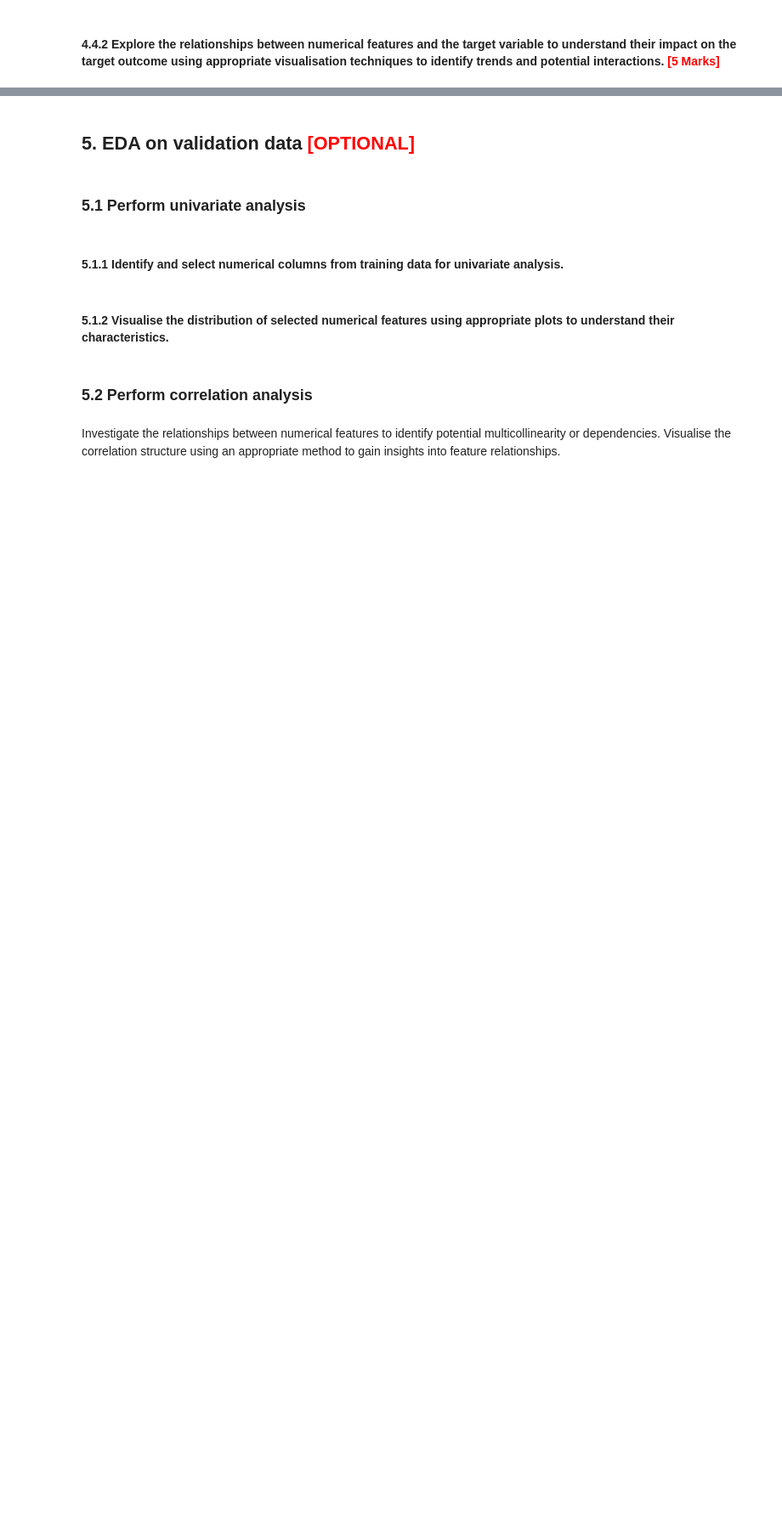
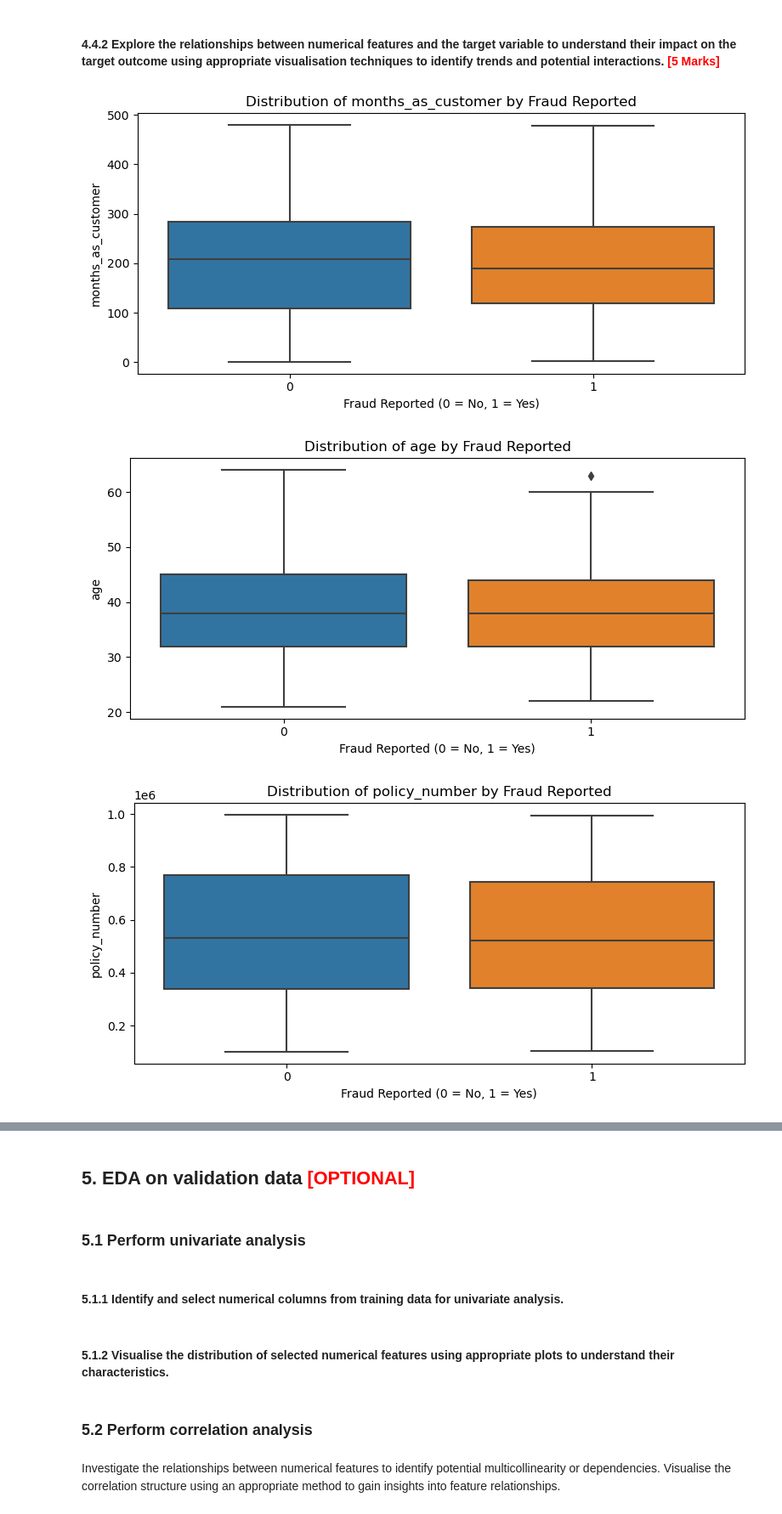
Before and after one commit to NaveenUpadhyay1385/Fraudulent_Claim_Detection_NaveenUpadhyay_SunavaNeogy, a Jupyter notebook: Fraudulent_Claim_Detection_Naveen & Sunava.ipynb, the cells around one changed output, grey strips where cells are left out. Shown at 85% size. Cells and saved outputs as stored; diff of their text form; code cells hidden in the pictures; blank space fills up the shorter version.

```diff
--- a/Fraudulent_Claim_Detection_Naveen & Sunava.ipynb
+++ b/Fraudulent_Claim_Detection_Naveen & Sunava.ipynb
@@ -666,0 +689,20 @@ Investigate the relationships between categorical features and the target variab
+# %%
+# Write a function to calculate and analyse the target variable likelihood for categorical features
+# Ensure the target variable is binary
+df['fraud_reported'] = df['fraud_reported'].map({'Y': 1, 'N': 0})
+
+# Select categorical columns
+categorical_cols = df.select_dtypes(include='object').columns.tolist()
+
+# Drop non-informative ones like IDs or locations if needed
+drop_cols = ['policy_bind_date', 'incident_date', 'incident_location']  # Add more if necessary
+categorical_cols = [col for col in categorical_cols if col not in drop_cols]
+
+# Calculate fraud likelihood for each category in every categorical column
+for col in categorical_cols:
+    print(f"\n=== {col} ===")
+    likelihood = df.groupby(col)['fraud_reported'].mean().sort_values(ascending=False)
+    count = df[col].value_counts()
+    result = pd.concat([likelihood, count], axis=1)
+    result.columns = ['Fraud Likelihood', 'Count']
+    print(result)
@@ -670,0 +729,24 @@ Investigate the relationships between categorical features and the target variab
+# %%
+# Visualise the relationship between numerical features and the target variable to understand their impact on the target outcome
+import matplotlib.pyplot as plt
+import seaborn as sns
+
+# Get list of numerical columns
+numerical_cols = df.select_dtypes(include=['int64', 'float64']).columns.tolist()
+
+# Drop target if it's in the list
+numerical_cols = [col for col in numerical_cols if col != 'fraud_reported']
+
+# Plot boxplots to visualize distributions across fraud classes
+for col in numerical_cols:
+    plt.figure(figsize=(8, 4))
+    sns.boxplot(x='fraud_reported', y=col, data=df)
+    plt.title(f'Distribution of {col} by Fraud Reported')
+    plt.xlabel('Fraud Reported (0 = No, 1 = Yes)')
+    plt.ylabel(col)
+    plt.tight_layout()
+    plt.show()
+# %% [output]
+[figure, added]
+[figure, added]
+[figure, added]
```
Also changed, not shown: parts of 147 cells of this notebook.
